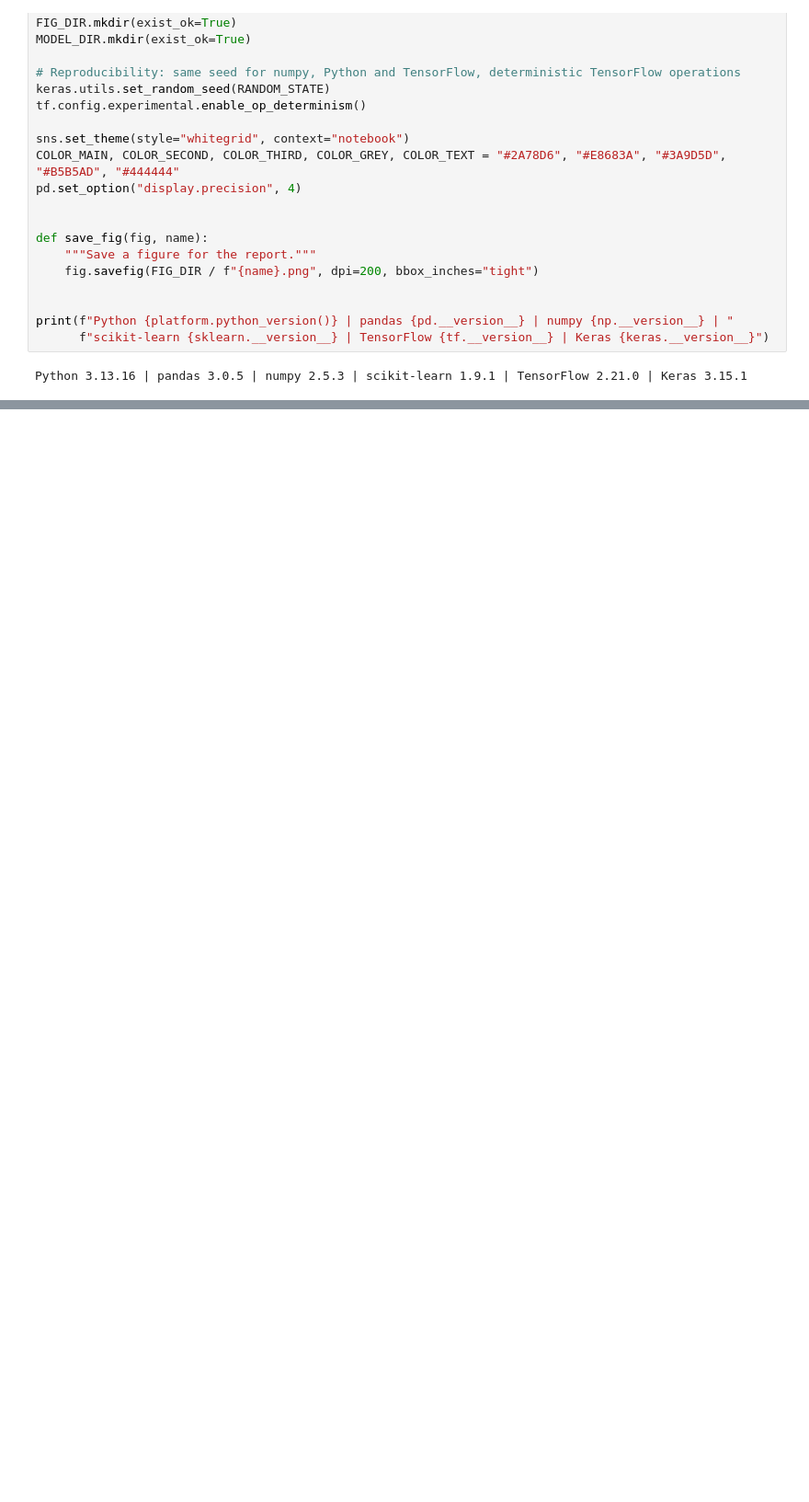
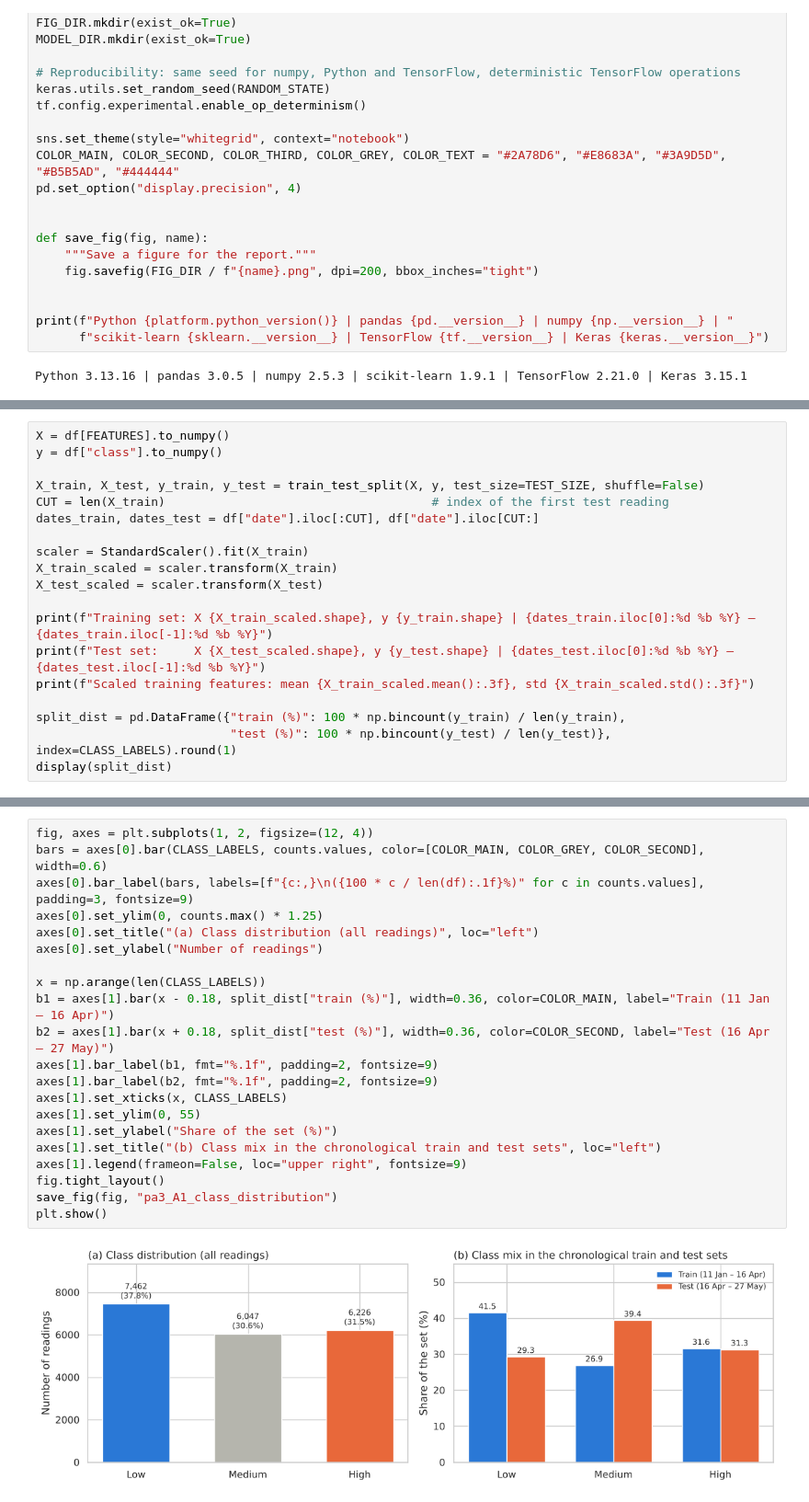
Before and after one commit to phu1009/COS40007---AI-Engineering-, a Jupyter notebook: Portfolio Assessment 3/notebook code/portfolio_assessment_3.ipynb, the cells around one changed output, grey strips where cells are left out. Shown at 92% size. Cells and saved outputs as stored; diff of their text form; blank space fills up the shorter version.

Commit message:
Part A.1-A.3: preprocess data, train Random Forest and MLP, save .pkl models

```diff
--- a/Portfolio Assessment 3/notebook code/portfolio_assessment_3.ipynb
+++ b/Portfolio Assessment 3/notebook code/portfolio_assessment_3.ipynb
@@ -90,0 +137,19 @@ Python 3.13.16 | pandas 3.0.5 | numpy 2.5.3 | scikit-learn 1.9.1 | TensorFlow 2.
+# %%
+X = df[FEATURES].to_numpy()
+y = df["class"].to_numpy()
+
+X_train, X_test, y_train, y_test = train_test_split(X, y, test_size=TEST_SIZE, shuffle=False)
+CUT = len(X_train)                                     # index of the first test reading
+dates_train, dates_test = df["date"].iloc[:CUT], df["date"].iloc[CUT:]
+
+scaler = StandardScaler().fit(X_train)
+X_train_scaled = scaler.transform(X_train)
+X_test_scaled = scaler.transform(X_test)
+
+print(f"Training set: X {X_train_scaled.shape}, y {y_train.shape} | {dates_train.iloc[0]:%d %b %Y} – {dates_train.iloc[-1]:%d %b %Y}")
+print(f"Test set:     X {X_test_scaled.shape}, y {y_test.shape} | {dates_test.iloc[0]:%d %b %Y} – {dates_test.iloc[-1]:%d %b %Y}")
+print(f"Scaled training features: mean {X_train_scaled.mean():.3f}, std {X_train_scaled.std():.3f}")
+
+split_dist = pd.DataFrame({"train (%)": 100 * np.bincount(y_train) / len(y_train),
+                           "test (%)": 100 * np.bincount(y_test) / len(y_test)}, index=CLASS_LABELS).round(1)
+display(split_dist)
@@ -90,0 +164,23 @@ Python 3.13.16 | pandas 3.0.5 | numpy 2.5.3 | scikit-learn 1.9.1 | TensorFlow 2.
+# %%
+fig, axes = plt.subplots(1, 2, figsize=(12, 4))
+bars = axes[0].bar(CLASS_LABELS, counts.values, color=[COLOR_MAIN, COLOR_GREY, COLOR_SECOND], width=0.6)
+axes[0].bar_label(bars, labels=[f"{c:,}\n({100 * c / len(df):.1f}%)" for c in counts.values], padding=3, fontsize=9)
+axes[0].set_ylim(0, counts.max() * 1.25)
+axes[0].set_title("(a) Class distribution (all readings)", loc="left")
+axes[0].set_ylabel("Number of readings")
+
+x = np.arange(len(CLASS_LABELS))
+b1 = axes[1].bar(x - 0.18, split_dist["train (%)"], width=0.36, color=COLOR_MAIN, label="Train (11 Jan – 16 Apr)")
+b2 = axes[1].bar(x + 0.18, split_dist["test (%)"], width=0.36, color=COLOR_SECOND, label="Test (16 Apr – 27 May)")
+axes[1].bar_label(b1, fmt="%.1f", padding=2, fontsize=9)
+axes[1].bar_label(b2, fmt="%.1f", padding=2, fontsize=9)
+axes[1].set_xticks(x, CLASS_LABELS)
+axes[1].set_ylim(0, 55)
+axes[1].set_ylabel("Share of the set (%)")
+axes[1].set_title("(b) Class mix in the chronological train and test sets", loc="left")
+axes[1].legend(frameon=False, loc="upper right", fontsize=9)
+fig.tight_layout()
+save_fig(fig, "pa3_A1_class_distribution")
+plt.show()
+# %% [output]
+[figure, added]
```
Also changed, not shown: parts of 9 cells of this notebook, 4 other files.
